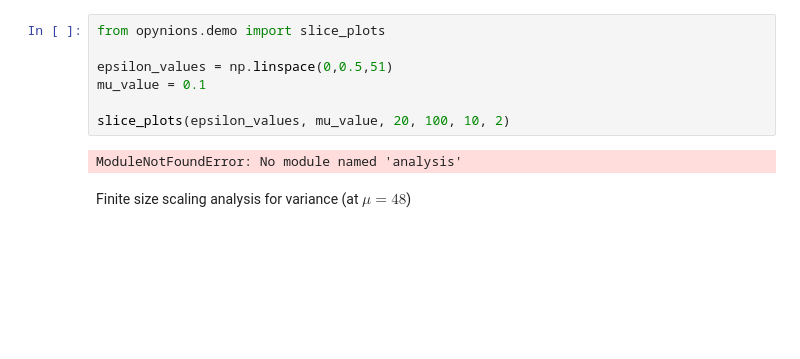
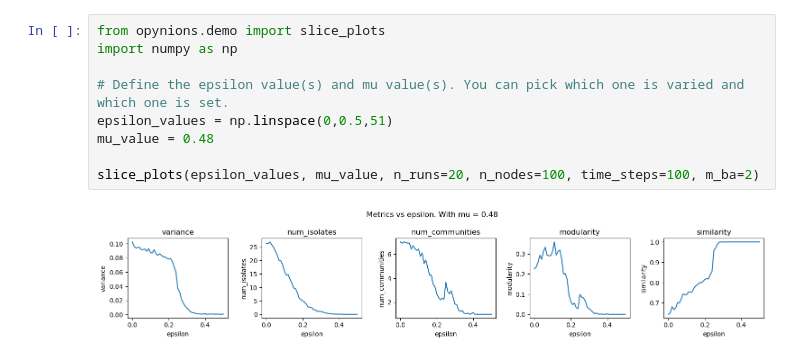
Before and after one commit to matijsv/CSS_SocialPolarization, a Jupyter notebook: demo.ipynb, the cells around one changed output. Saved outputs shown, nothing was run; the diff lists cells and outputs as text; blank space fills up the shorter version.

Commit message:
Refactor analysis functions for improved consistency and clarity. Added demo notebook.

```diff
--- a/demo.ipynb
+++ b/demo.ipynb
@@ -16,11 +71,11 @@ Generate a series of slices for each metric.
 # %%
 from opynions.demo import slice_plots
+import numpy as np
 
+# Define the epsilon value(s) and mu value(s). You can pick which one is varied and which one is set.
 epsilon_values = np.linspace(0,0.5,51)
-mu_value = 0.1
+mu_value = 0.48
 
-slice_plots(epsilon_values, mu_value, 20, 100, 10, 2)
+slice_plots(epsilon_values, mu_value, n_runs=20, n_nodes=100, time_steps=100, m_ba=2)
 # %% [output]
-ModuleNotFoundError: No module named 'analysis'
+[figure, added]
-# %% [markdown]
-Finite size scaling analysis for variance (at $\mu = 48$)
```
Also changed, not shown: parts of 9 cells of this notebook.
